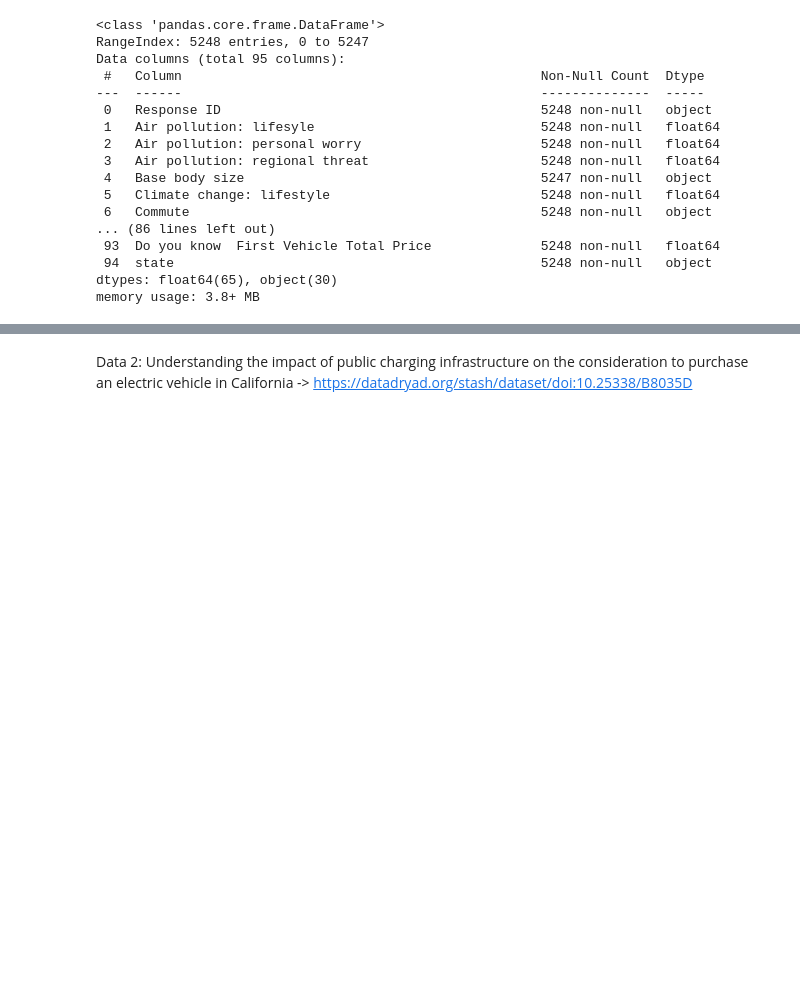
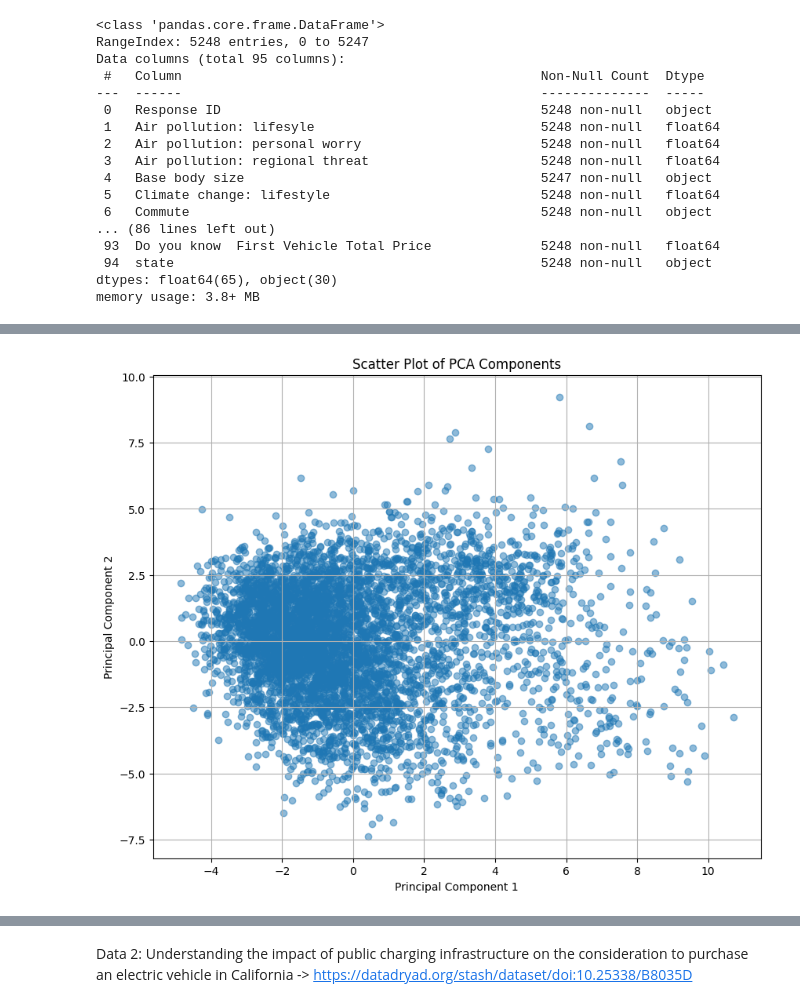
Before and after one commit to kkrusere/EV_Market-Analysis-and-Consumer-Behavior, a Jupyter notebook: data_collection_&_EDA.ipynb, the cells around one changed output, grey strips where cells are left out. Saved outputs shown, nothing was run; the diff lists cells and outputs as text; code cells hidden in the pictures; blank space fills up the shorter version.

```diff
--- a/data_collection_&_EDA.ipynb
+++ b/data_collection_&_EDA.ipynb
@@ -1147,0 +1431,10 @@ memory usage: 3.8+ MB
+# %%
+plt.figure(figsize=(10, 8))
+plt.scatter(merged_dataset_pca[:, 0], merged_dataset_pca[:, 1], alpha=0.5)
+plt.xlabel('Principal Component 1')
+plt.ylabel('Principal Component 2')
+plt.title('Scatter Plot of PCA Components')
+plt.grid(True)
+plt.show()
+# %% [output]
+[figure, added]
```
Also changed, not shown: parts of 35 cells of this notebook.
